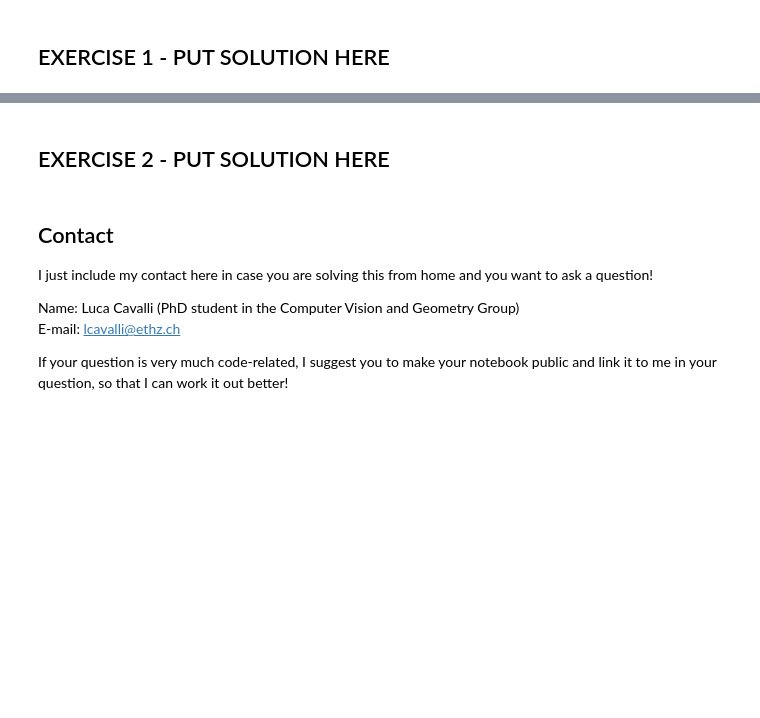
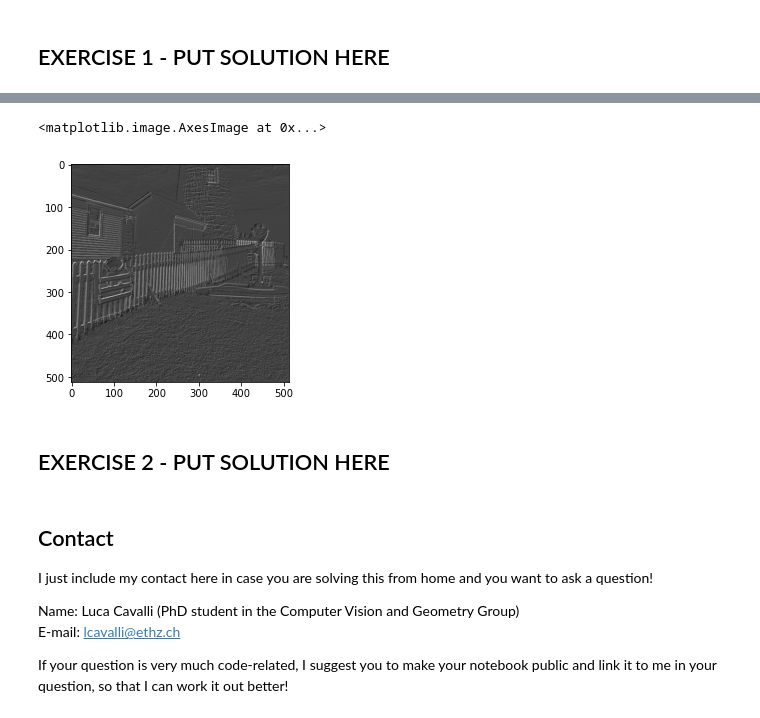
Before and after one commit to LukasSchmid97/ETH_ComputerVision_2020_Exercises, a Jupyter notebook: W3/W3_exercise.ipynb, the cells around one changed output, grey strips where cells are left out. Cells and saved outputs as stored; diff of their text form; code cells hidden in the pictures; blank space fills up the shorter version.

```diff
--- a/W3/W3_exercise.ipynb
+++ b/W3/W3_exercise.ipynb
@@ -162,3 +242,9 @@ display(slider)
+# %%
+sobeled_lighthouse = applyKernel(prewittx, -0.6, lighthouse_im) + applyKernel(prewitty, -0.6, lighthouse_im)
+imshow(sobeled_lighthouse)
+# %% [output]
+<matplotlib.image.AxesImage at 0x...>
+[figure, added]
 # %% [markdown]
 ## EXERCISE 2 - PUT SOLUTION HERE
 # %%
```
Also changed, not shown: parts of 11 cells of this notebook.
